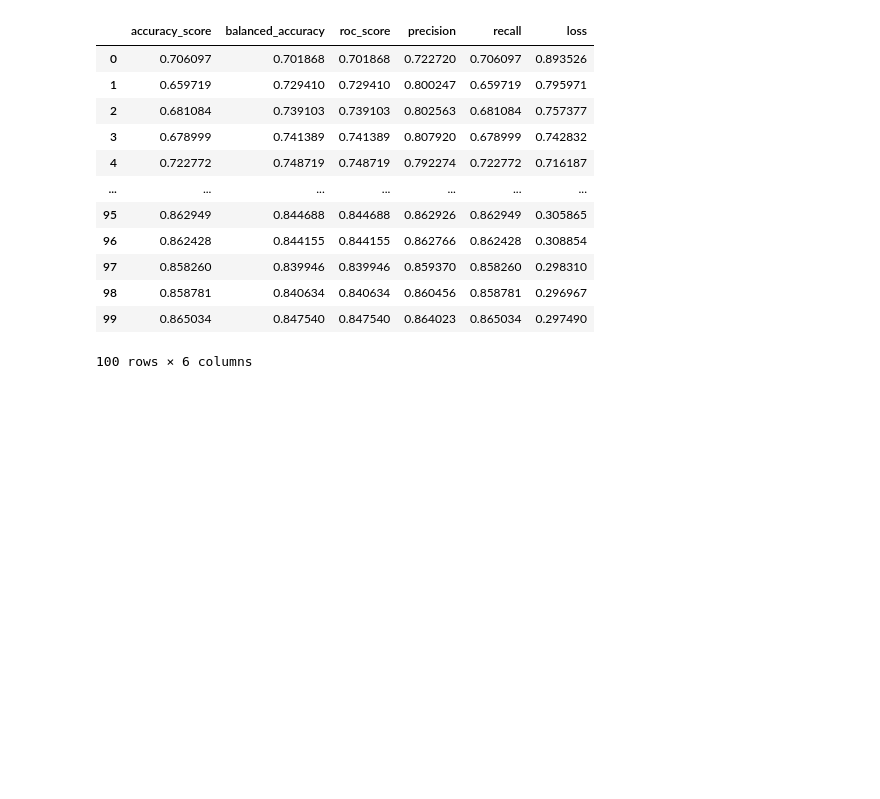
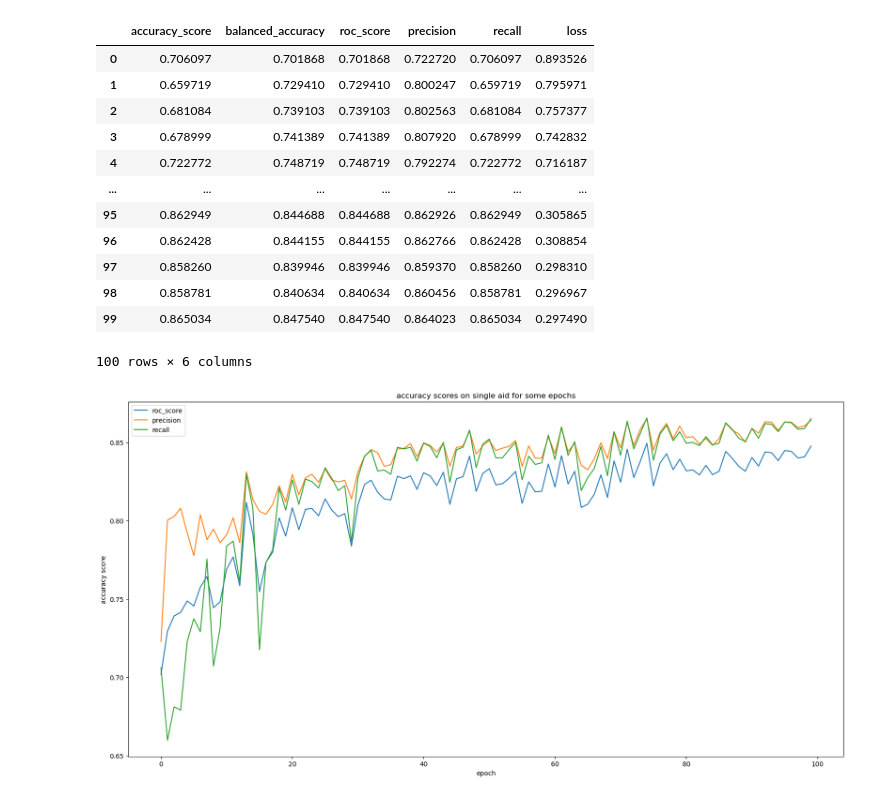
Before and after one commit to JellyJoe13/Self-distillation_P1, a Jupyter notebook: graph_neural_network.ipynb, the cells around one changed output. Saved outputs shown, nothing was run; the diff lists cells and outputs as text; code cells hidden in the pictures; blank space fills up the shorter version.

Commit message:
added plot for aid

```diff
--- a/graph_neural_network.ipynb
+++ b/graph_neural_network.ipynb
@@ -267,3 +268,15 @@ accuracy_storage
 | 98 | 0.858781 | 0.840634 | 0.840634 | 0.860456 | 0.858781 | 0.296967 |
 | 99 | 0.865034 | 0.847540 | 0.847540 | 0.864023 | 0.865034 | 0.297490 |
 100 rows × 6 columns
+# %%
+plt.figure(figsize=(20,10))
+plt.plot(accuracy_storage.roc_score, label="roc_score")
+plt.plot(accuracy_storage.precision, label="precision")
+plt.plot(accuracy_storage.recall, label="recall")
+plt.xlabel("epoch")
+plt.ylabel("accuracy score")
+plt.title("accuracy scores on single aid for some epochs")
+plt.legend()
+plt.show()
+# %% [output]
+[figure, added]
```
Also changed, not shown: parts of 1 cell of this notebook.
